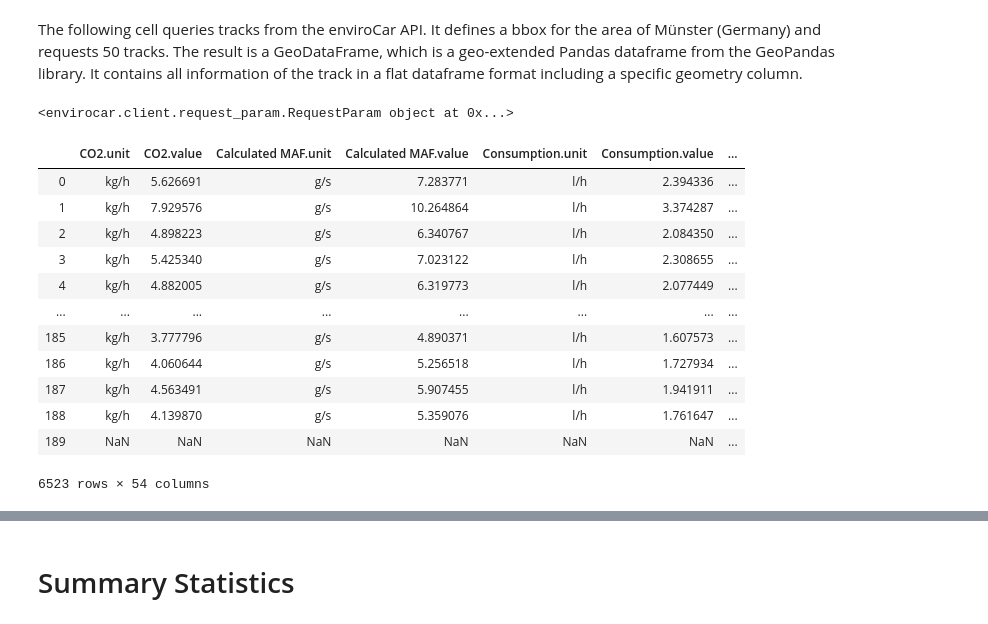
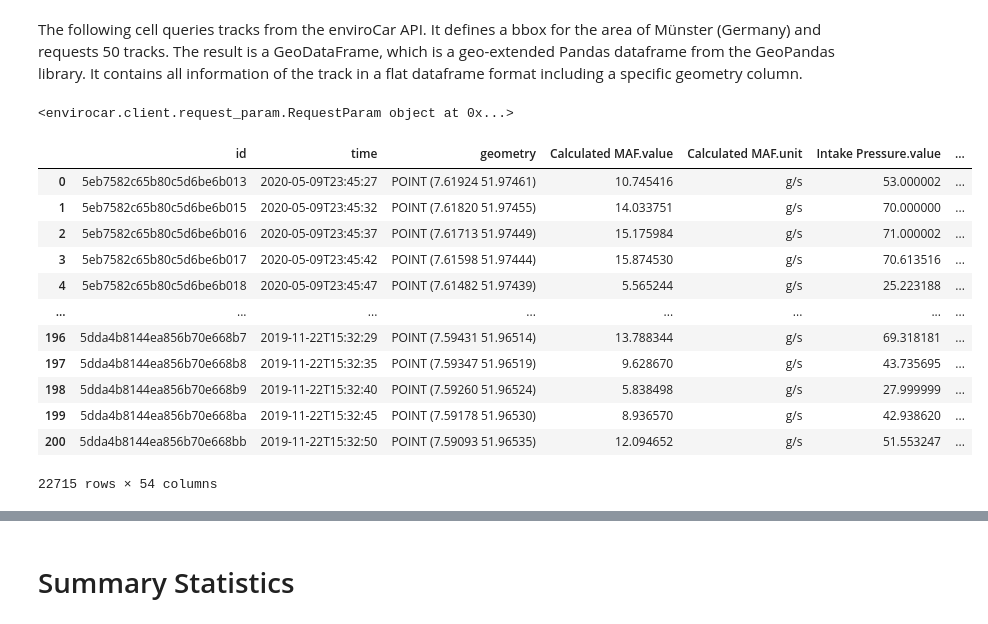
Before and after one commit to enviroCar/envirocar-py, a Jupyter notebook: examples/masawdah.ipynb, the cells around one changed output, grey strips where cells are left out. Cells and saved outputs as stored; diff of their text form; code cells hidden in the pictures.

```diff
--- a/examples/masawdah.ipynb
+++ b/examples/masawdah.ipynb
@@ -23,35 +24,35 @@ The following cell queries tracks from the enviroCar API. It defines a bbox for
 # %%
 bbox = BboxSelector([
     7.401165771484375, # min_x
     51.94807412325402, # min_y
     7.648200988769531, # max_x
     52.97261482608728  # max_y
 ])
 
 time_interval = TimeSelector(
    '2020-01-01T12:00:00Z', #start time
-   '2020-04-010T12:00:00Z'  #end time
+   '2020-04-10T12:00:00Z'  #end time
 )
 
 
 # issue a query
-track_df = track_api.get_tracks(bbox=bbox, time_interval=time_interval, num_results=50) # requesting 50 tracks inside the bbox
+track_df = track_api.get_tracks(bbox=bbox,  num_results=50) # requesting 50 tracks inside the bbox
 track_df
 # %% [output]
 <envirocar.client.request_param.RequestParam object at 0x...>
-|  | CO2.unit | CO2.value | Calculated MAF.unit | Calculated MAF.value | Consumption.unit | Consumption.value | ... |
-| 0 | kg/h | 5.626691 | g/s | 7.283771 | l/h | 2.394336 | ... |
-| 1 | kg/h | 7.929576 | g/s | 10.264864 | l/h | 3.374287 | ... |
-| 2 | kg/h | 4.898223 | g/s | 6.340767 | l/h | 2.084350 | ... |
-| 3 | kg/h | 5.425340 | g/s | 7.023122 | l/h | 2.308655 | ... |
-| 4 | kg/h | 4.882005 | g/s | 6.319773 | l/h | 2.077449 | ... |
+|  | id | time | geometry | Calculated MAF.value | Calculated MAF.unit | Intake Pressure.value | ... |
+| 0 | 5eb7582c65b80c5d6be6b013 | 2020-05-09T23:45:27 | POINT (7.61924 51.97461) | 10.745416 | g/s | 53.000002 | ... |
+| 1 | 5eb7582c65b80c5d6be6b015 | 2020-05-09T23:45:32 | POINT (7.61820 51.97455) | 14.033751 | g/s | 70.000000 | ... |
+| 2 | 5eb7582c65b80c5d6be6b016 | 2020-05-09T23:45:37 | POINT (7.61713 51.97449) | 15.175984 | g/s | 71.000002 | ... |
+| 3 | 5eb7582c65b80c5d6be6b017 | 2020-05-09T23:45:42 | POINT (7.61598 51.97444) | 15.874530 | g/s | 70.613516 | ... |
+| 4 | 5eb7582c65b80c5d6be6b018 | 2020-05-09T23:45:47 | POINT (7.61482 51.97439) | 5.565244 | g/s | 25.223188 | ... |
 | ... | ... | ... | ... | ... | ... | ... | ... |
-| 185 | kg/h | 3.777796 | g/s | 4.890371 | l/h | 1.607573 | ... |
-| 186 | kg/h | 4.060644 | g/s | 5.256518 | l/h | 1.727934 | ... |
-| 187 | kg/h | 4.563491 | g/s | 5.907455 | l/h | 1.941911 | ... |
-| 188 | kg/h | 4.139870 | g/s | 5.359076 | l/h | 1.761647 | ... |
-| 189 | NaN | NaN | NaN | NaN | NaN | NaN | ... |
+| 196 | 5dda4b8144ea856b70e668b7 | 2019-11-22T15:32:29 | POINT (7.59431 51.96514) | 13.788344 | g/s | 69.318181 | ... |
+| 197 | 5dda4b8144ea856b70e668b8 | 2019-11-22T15:32:35 | POINT (7.59347 51.96519) | 9.628670 | g/s | 43.735695 | ... |
+| 198 | 5dda4b8144ea856b70e668b9 | 2019-11-22T15:32:40 | POINT (7.59260 51.96524) | 5.838498 | g/s | 27.999999 | ... |
+| 199 | 5dda4b8144ea856b70e668ba | 2019-11-22T15:32:45 | POINT (7.59178 51.96530) | 8.936570 | g/s | 42.938620 | ... |
+| 200 | 5dda4b8144ea856b70e668bb | 2019-11-22T15:32:50 | POINT (7.59093 51.96535) | 12.094652 | g/s | 51.553247 | ... |
-6523 rows × 54 columns
+22715 rows × 54 columns
 # %%
 track_df.plot(figsize=(8, 10))
 # %% [output]
```
Also changed, not shown: parts of 11 cells of this notebook, 1 other file.
